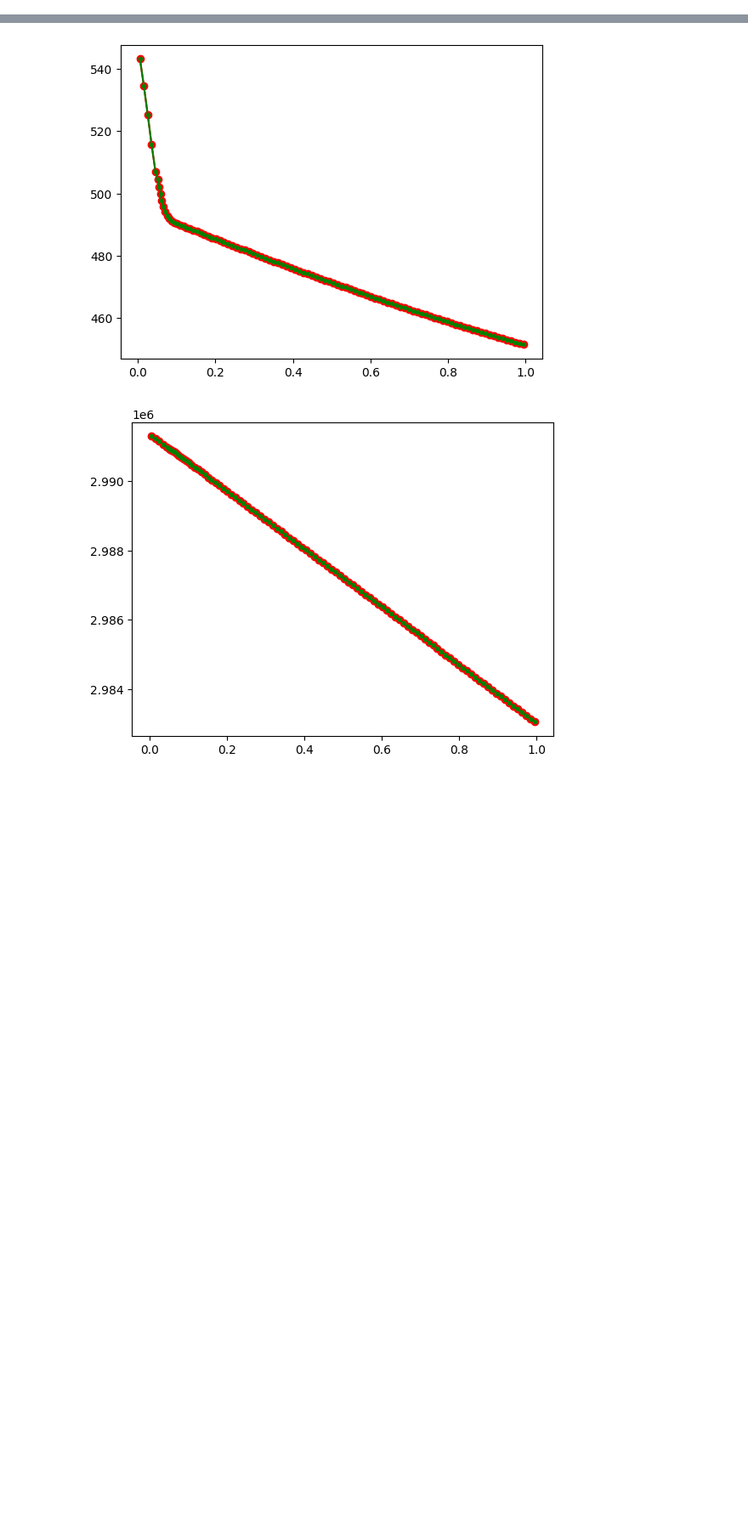
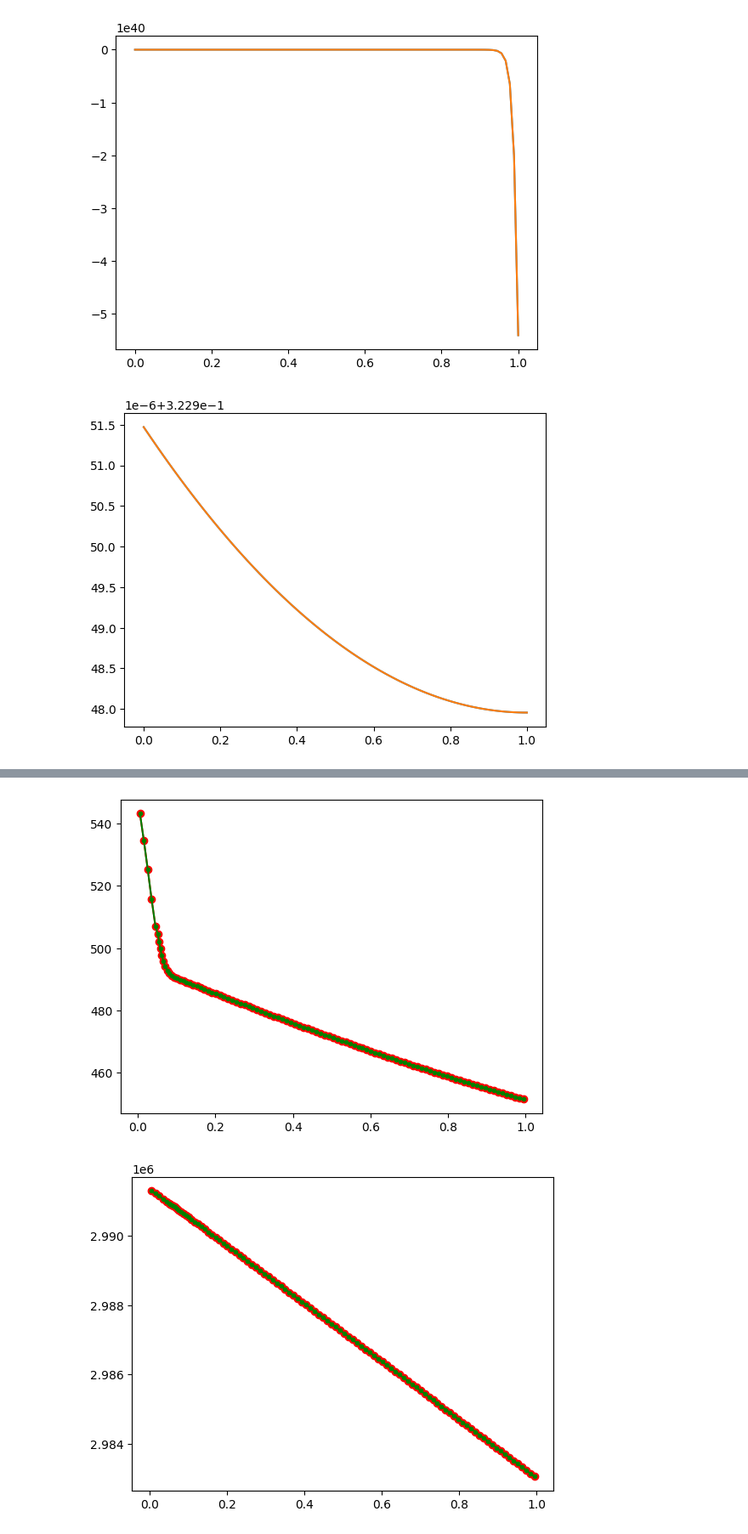
Before and after one commit to computational-chemical-engineering/ammonia_synthesis_reactor, a Jupyter notebook: membrane_reactor.ipynb, the cells around one changed output, grey strips where cells are left out. Shown: that part at 85% size. Cells and saved outputs as stored; diff of their text form; code cells hidden in the pictures; blank space fills up the shorter version.

```diff
--- a/membrane_reactor.ipynb
+++ b/membrane_reactor.ipynb
@@ -93,0 +145,13 @@ elemental N balance: -4.0133370740320744e-08
+# %%
+fluxes_ret_ax, fluxes_ret_rad, fluxes_perm_ax, fluxes_perm_rad = reactor.compute_fluxes_conv()
+
+plt.plot(reactor.z_f, fluxes_ret_ax[:, -1, 2])
+plt.plot(reactor.z_f, fluxes_ret_ax[:, 0, 2])
+plt.show()
+
+plt.plot(reactor.z_f, reactor.u_ret_ax[:, -1])
+plt.plot(reactor.z_f, reactor.u_ret_ax[:, 0])
+plt.show()
+# %% [output]
+[figure, added]
+[figure, added]
```
Also changed, not shown: parts of 7 cells of this notebook, 3 other files.
